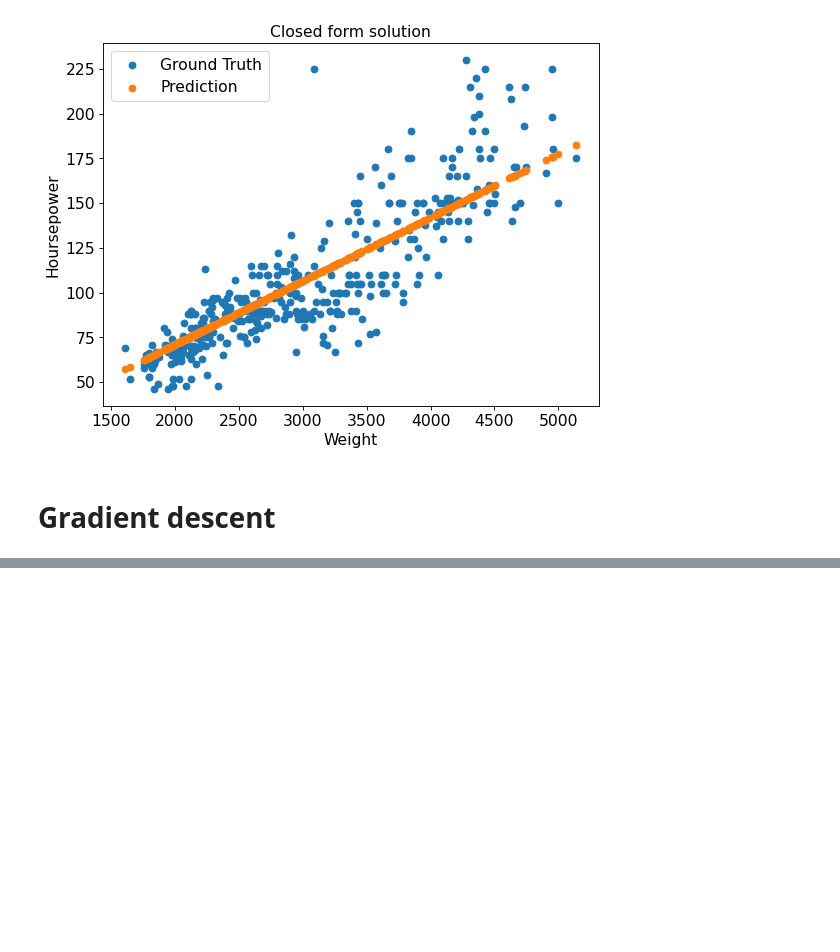
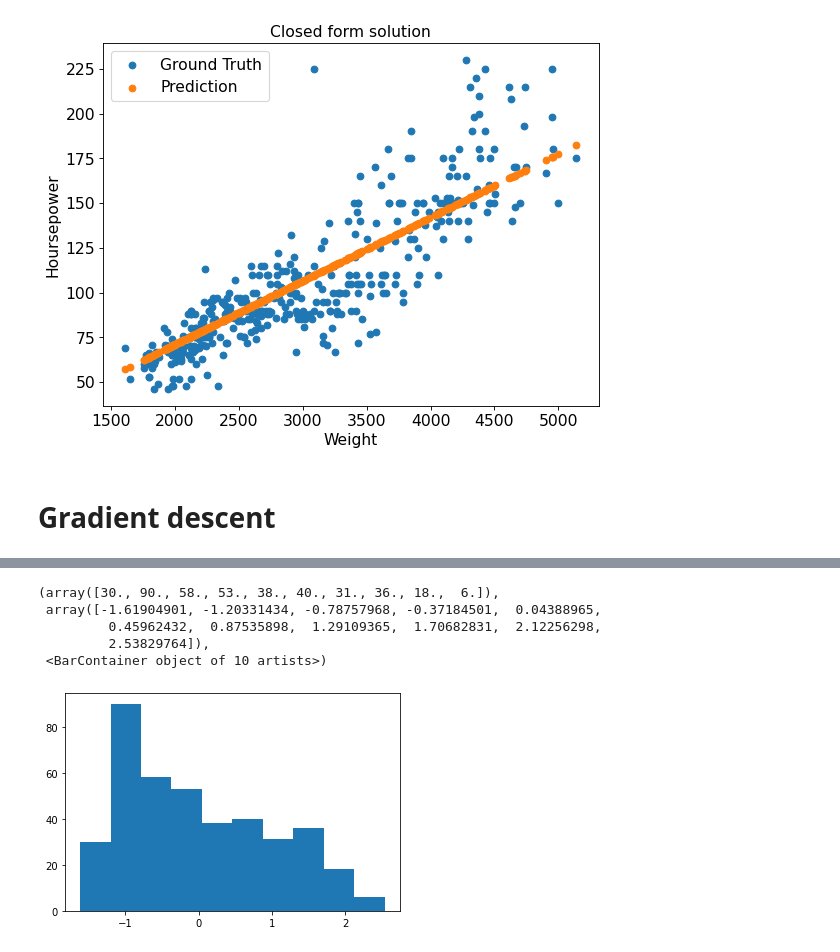
Before and after one commit to adinrezaei/MLfromScratch, a Jupyter notebook: Project1.ipynb, the cells around one changed output, grey strips where cells are left out. Cells and saved outputs as stored; diff of their text form; code cells hidden in the pictures; blank space fills up the shorter version.

```diff
--- a/Project1.ipynb
+++ b/Project1.ipynb
@@ -39,3 +39,11 @@ plt.legend(fontsize = Fnt)
 [figure]
 # %% [markdown]
 # Gradient descent
+# %%
+# Data nomraliztion
+# Z normalization function of the data
+def Znorm(X):
+    MN = np.mean(X)
+    STD = np.std(X)
+    Xnormalized = (X - np.mean(X))/np.std(X)
+    return Xnormalized, MN, STD
@@ -41,0 +54,3 @@ plt.legend(fontsize = Fnt)
+# %%
+Xnorm, X_MN, X_STD = Znorm(X)
+tnorm, t_MN, t_STD = Znorm(t)
@@ -41,0 +65,9 @@ plt.legend(fontsize = Fnt)
+# %%
+plt.hist(Xnorm)
+# %% [output]
+(array([30., 90., 58., 53., 38., 40., 31., 36., 18.,  6.]),
+ array([-1.61904901, -1.20331434, -0.78757968, -0.37184501,  0.04388965,
+         0.45962432,  0.87535898,  1.29109365,  1.70682831,  2.12256298,
+         2.53829764]),
+ <BarContainer object of 10 artists>)
+[figure, added]
```
Also changed, not shown: parts of 9 cells of this notebook.
